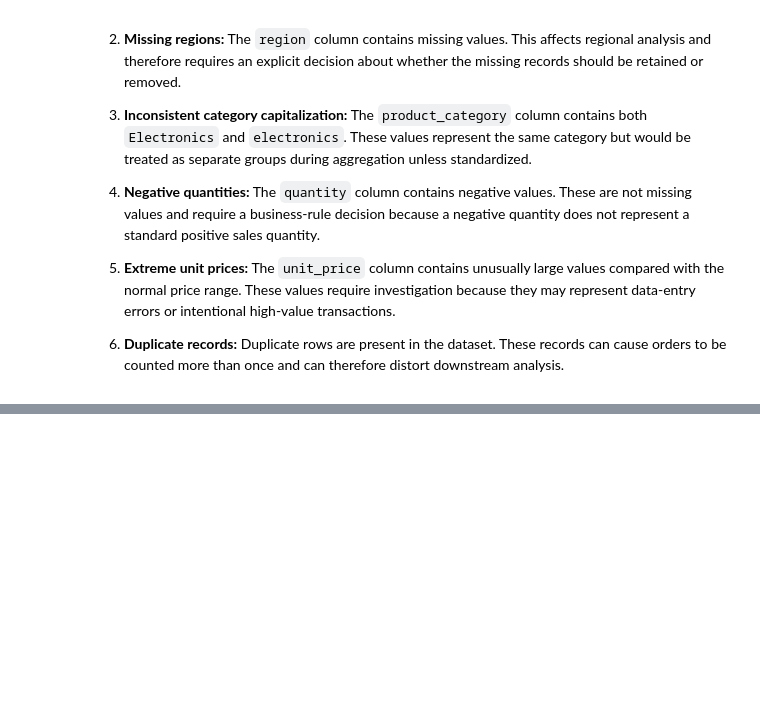
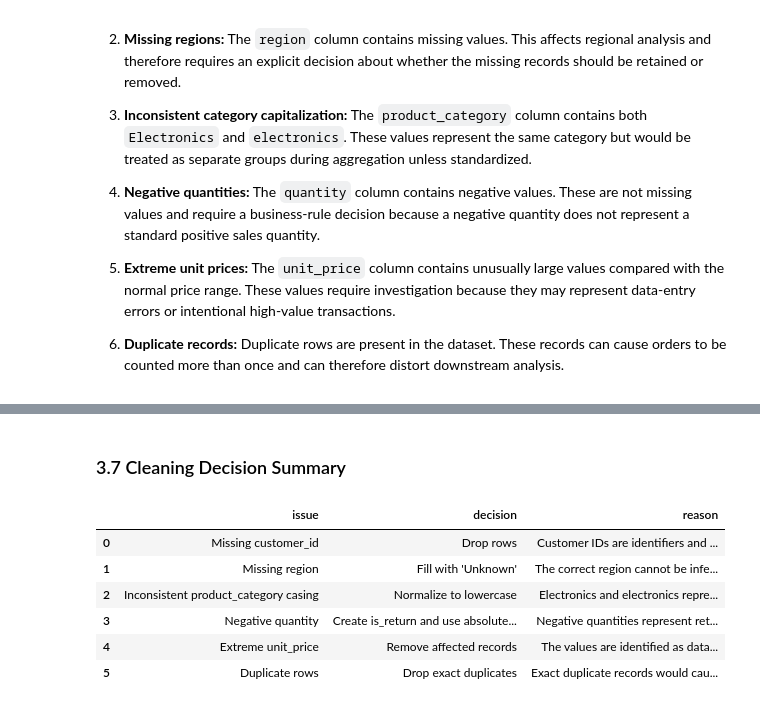
Before and after one commit to Muhammad-Subhan456/ArhamSoft_Internee_Updates, a Jupyter notebook: week5_20th_august_2026_Thursday/week5_thursday_eda.ipynb, the cells around one changed output, grey strips where cells are left out. Cells and saved outputs as stored; diff of their text form; code cells hidden in the pictures; blank space fills up the shorter version.

Commit message:
Dataset Cleaning Decisions

```diff
--- a/week5_20th_august_2026_Thursday/week5_thursday_eda.ipynb
+++ b/week5_20th_august_2026_Thursday/week5_thursday_eda.ipynb
@@ -348,7 +348,14 @@ diagnosis_summary = pd.DataFrame({
     ]
 })
 
-diagnosis_summary
+pd.set_option("display.max_colwidth", None)
+
+diagnosis_summary.style.set_properties(
+    **{
+        "white-space": "pre-wrap",
+        "text-align": "left"
+    }
+)
 # %% [output]
 |  | issue | evidence |
 | 0 | Missing customer_id | 150 missing values |
@@ -375,0 +441,46 @@ The raw dataset contains the following data-quality issues:
+# %% [markdown]
+### 3.7 Cleaning Decision Summary
+# %%
+cleaning_decisions = pd.DataFrame({
+    "issue": [
+        "Missing customer_id",
+        "Missing region",
+        "Inconsistent product_category casing",
+        "Negative quantity",
+        "Extreme unit_price",
+        "Duplicate rows"
+    ],
+    "decision": [
+        "Drop rows",
+        "Fill with 'Unknown'",
+        "Normalize to lowercase",
+        "Create is_return and use absolute quantity",
+        "Remove affected records",
+        "Drop exact duplicates"
+    ],
+    "reason": [
+        "Customer IDs are identifiers and cannot be reliably inferred.",
+        "The correct region cannot be inferred, but the remaining order data is still useful.",
+        "Electronics and electronics represent the same category.",
+        "Negative quantities represent returns and should not be discarded.",
+        "The values are identified as data-entry outliers and should not be replaced with fabricated prices.",
+        "Exact duplicate records would cause transactions to be counted more than once."
+    ]
+})
+
+pd.set_option("display.max_colwidth", None)
+
+cleaning_decisions.style.set_properties(
+    **{
+        "white-space": "pre-wrap",
+        "text-align": "left"
+    }
+)
+# %% [output]
+|  | issue | decision | reason |
+| 0 | Missing customer_id | Drop rows | Customer IDs are identifiers and ... |
+| 1 | Missing region | Fill with 'Unknown' | The correct region cannot be infe... |
+| 2 | Inconsistent product_category casing | Normalize to lowercase | Electronics and electronics repre... |
+| 3 | Negative quantity | Create is_return and use absolute... | Negative quantities represent ret... |
+| 4 | Extreme unit_price | Remove affected records | The values are identified as data... |
+| 5 | Duplicate rows | Drop exact duplicates | Exact duplicate records would cau... |
```
Also changed, not shown: parts of 7 cells of this notebook.
